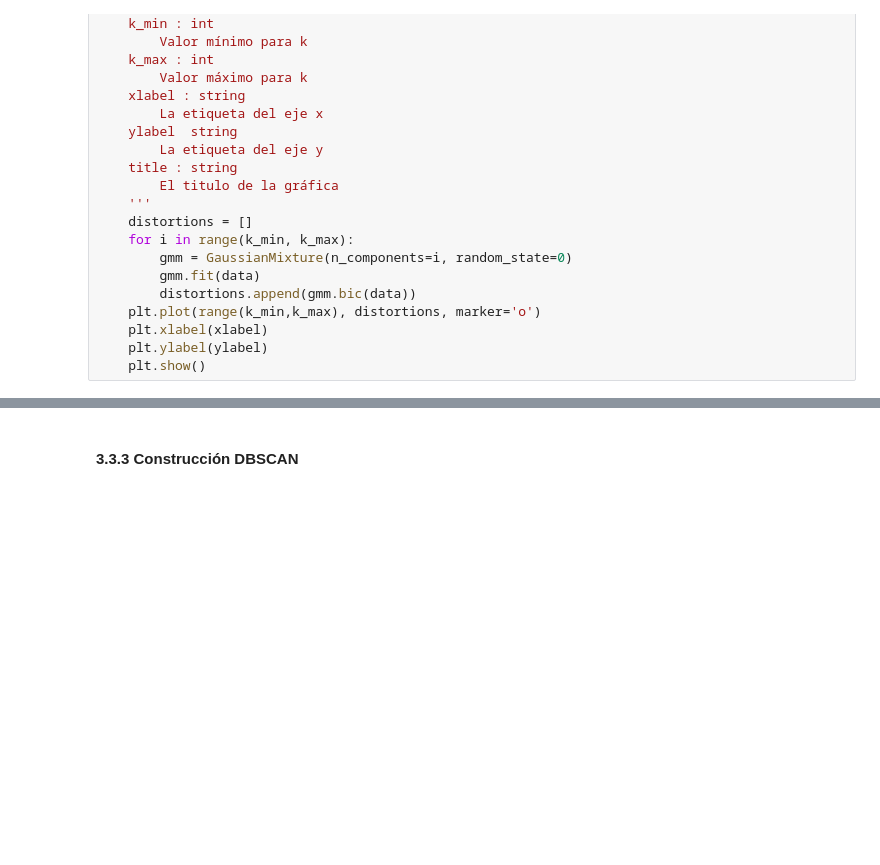
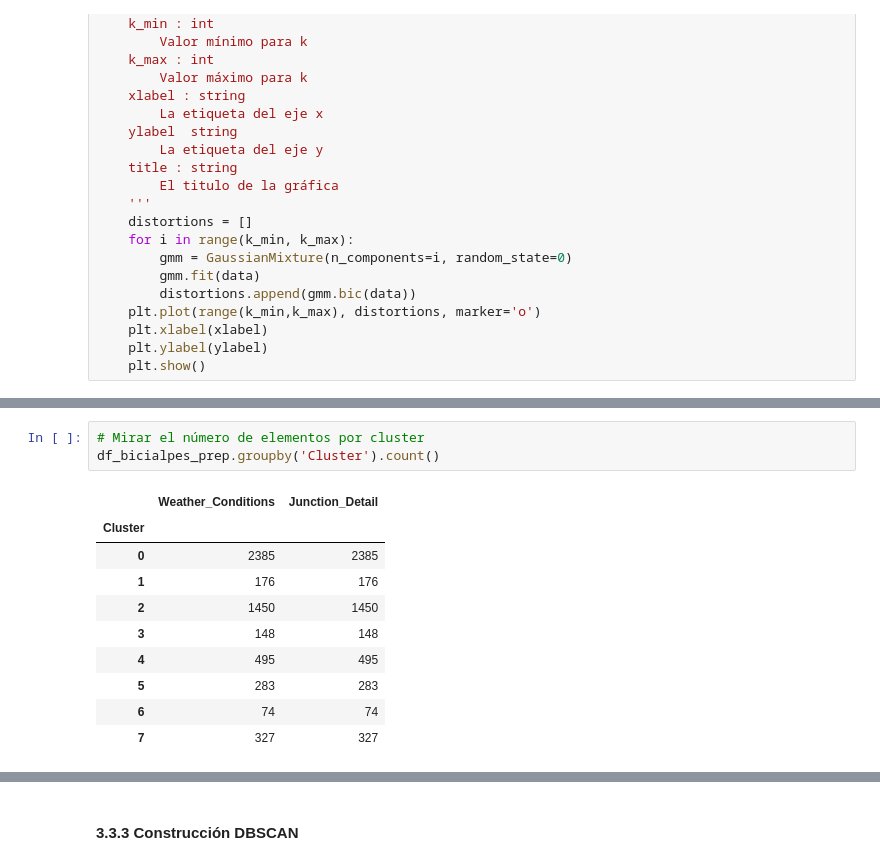
Before and after one commit to jjosorioc/ISIS3301-lab01-clustering, a Jupyter notebook: lab1.ipynb, the cells around one changed output, grey strips where cells are left out. Saved outputs shown, nothing was run; the diff lists cells and outputs as text; blank space fills up the shorter version.

```diff
--- a/lab1.ipynb
+++ b/lab1.ipynb
@@ -534,0 +562,14 @@ plot_distortion(df_bicialpes[selected_cols],1,11)
+# %%
+# Mirar el número de elementos por cluster
+df_bicialpes_prep.groupby('Cluster').count()
+# %% [output]
+|  | Weather_Conditions | Junction_Detail |
+| Cluster |  |  |
+| 0 | 2385 | 2385 |
+| 1 | 176 | 176 |
+| 2 | 1450 | 1450 |
+| 3 | 148 | 148 |
+| 4 | 495 | 495 |
+| 5 | 283 | 283 |
+| 6 | 74 | 74 |
+| 7 | 327 | 327 |
```
Also changed, not shown: parts of 20 cells of this notebook.
